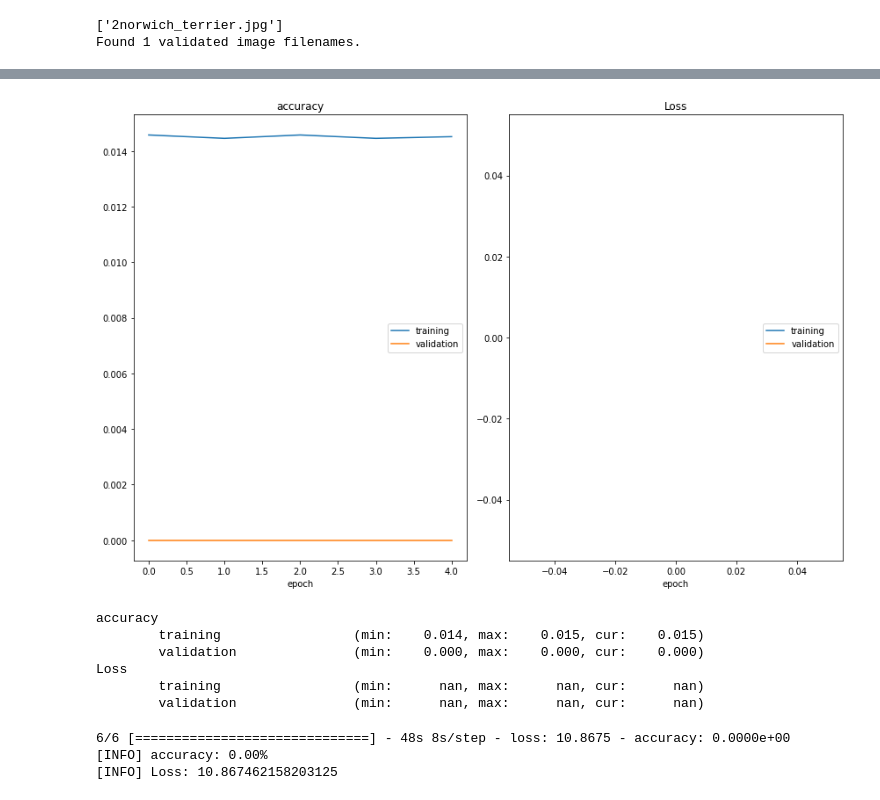
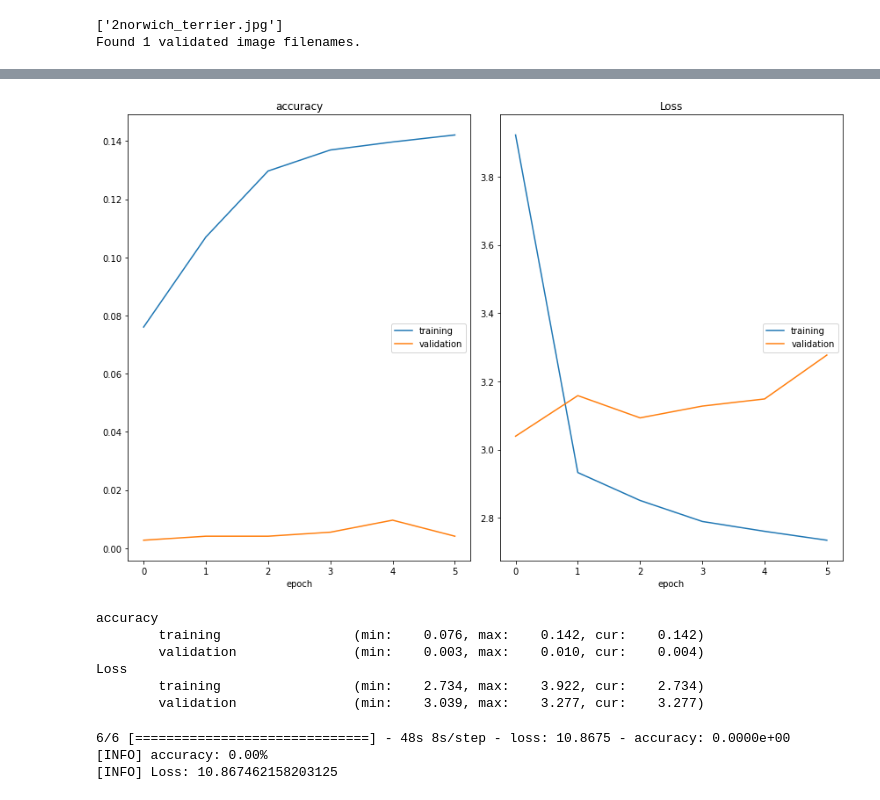
Before and after one commit to cocogne2/projet6, a Jupyter notebook: projet2_test.ipynb, the cells around one changed output, grey strips where cells are left out. Saved outputs shown, nothing was run; the diff lists cells and outputs as text; code cells hidden in the pictures.

```diff
--- a/projet2_test.ipynb
+++ b/projet2_test.ipynb
@@ -92,13 +157,13 @@ file: n02116738_6563
 model_savepath    = os.path.join(path_to_data,'cnn_vgg16_model_trained_2.h5')
 
 # Les chemins vers les jeu de données
-TRAINING_DIR      = os.path.join(path_to_data,'images_crop')
+TRAINING_DIR      = os.path.join(path_to_data,'images_crop_20')
 TESTING_DIR       = os.path.join(path_to_data,'test')
 
 IMGSIZE       = 224    # Taille de l'image en input
-EPOCH         = 20     # nombre d'epoch
-BATCH_SIZE    = 60     # traitement par batch d'images avant la descente de gradient
-FREEZE_LAYERS = 15     # pour un VGG16 freeze de réapprentissage de certaines couches
+EPOCH         = 100     # nombre d'epoch
+BATCH_SIZE    = 50     # traitement par batch d'images avant la descente de gradient
+FREEZE_LAYERS = 16    # pour un VGG16 freeze de réapprentissage de certaines couches
 TRAIN         = True   # Entrainement ou utilisation d'un réseau déjà entrainé
 # %%
 def list_unique(list_unique):
@@ -218,11 +294,11 @@ base_model = VGG16(include_top=False, weights='imagenet', input_shape=(IMGSIZE,
 # %%
 # Classifier
 x = base_model.output
-x = Flatten()(x)
+x = Flatten(name="flatten")(x)
 x = Dropout(0.5)(x)
-x = Dense(4096, activation='relu', name='top-fc1')(x)
-x = Dense(4096, activation='relu', name='top-fc2')(x)
-x = Dropout(0.2)(x)
+x = Dense(20, activation='relu', name='top-fc1')(x)
+x = Dense(20, activation='relu', name='top-fc2')(x)
+#x = Dropout(0.2)(x)
 
 # output layer: nombre de neurones de sortie = nombre de classe a prédire
 output_layer = Dense(len(labels_sans_doublon),activation='softmax', name='softmax')(x)
@@ -231,15 +307,18 @@ output_layer = Dense(len(labels_sans_doublon),activation='softmax', name='softma
 # Assemblage du modèle final
 net_final = Model(inputs=base_model.input, outputs=output_layer)
 
-# freeze de certains layers (spécifique au modèle utilisé)
-for layer in net_final.layers[:FREEZE_LAYERS]:
+for layer in base_model.layers:
     layer.trainable = False
 
+# freeze de certains layers (spécifique au modèle utilisé)
+#for layer in net_final.layers[:FREEZE_LAYERS+]:
+#    layer.trainable = False
+
 # Entrainement des derniers layers de classification
-for layer in net_final.layers[FREEZE_LAYERS:]:
-    layer.trainable = True
+#for layer in net_final.layers[FREEZE_LAYERS:]:
+#    layer.trainable = True
 
 # compilation du modele
-net_final.compile(optimizer='SGD', loss='categorical_crossentropy', metrics=['accuracy'])
+net_final.compile(optimizer='adam', loss='categorical_crossentropy', metrics=['accuracy'])
 print(net_final.summary())
 # %% [output]
@@ -289,25 +368,26 @@ Requirement already satisfied: ptyprocess>=0.5 in /usr/local/lib/python3.7/dist-
 # %%
 from livelossplot.inputs.keras import PlotLossesCallback
 if (TRAIN):
     plot_loss_1 = PlotLossesCallback()
 
     # Création des Callbacks à appeler aprés chaque epoch
     #   pour sauvegarde des résultats
     checkpoint = ModelCheckpoint("model_1.h5", monitor='val_loss', verbose=0, save_best_only=True, save_weights_only=False, mode='auto', save_freq='epoch')
     #   pour arrêt prématuré
     early = EarlyStopping(monitor='val_loss', min_delta=0, patience=5, verbose=0, mode='auto')
 
-    history = net_final.fit(train_generator,steps_per_epoch = STEP_SIZE_TRAIN, epochs=EPOCH, validation_data=valid_generator,validation_steps = STEP_SIZE_VALID,callbacks = [checkpoint, early, plot_loss_1])
+#   history = net_final.fit(train_generator,steps_per_epoch = STEP_SIZE_TRAIN, epochs=EPOCH, validation_data=valid_generator,validation_steps = STEP_SIZE_VALID,callbacks = [checkpoint, early, plot_loss_1])
+    history = net_final.fit(train_generator, epochs=EPOCH, validation_data=valid_generator,batch_size=BATCH_SIZE,callbacks = [checkpoint, early, plot_loss_1])
     # Sauvegarde du réseau après entrainement
     net_final.save(model_savepath)
 # %% [output]
-[figure, old version]
+[figure, new version]
 accuracy
-        training                 (min:    0.014, max:    0.015, cur:    0.015)
-        validation               (min:    0.000, max:    0.000, cur:    0.000)
+        training                 (min:    0.076, max:    0.142, cur:    0.142)
+        validation               (min:    0.003, max:    0.010, cur:    0.004)
 Loss
-        training                 (min:      nan, max:      nan, cur:      nan)
-        validation               (min:      nan, max:      nan, cur:      nan)
+        training                 (min:    2.734, max:    3.922, cur:    2.734)
+        validation               (min:    3.039, max:    3.277, cur:    3.277)
 # %%
 from tensorflow import keras
 net_final = keras.models.load_model(model_savepath)
```
Also changed, not shown: parts of 8 cells of this notebook.
